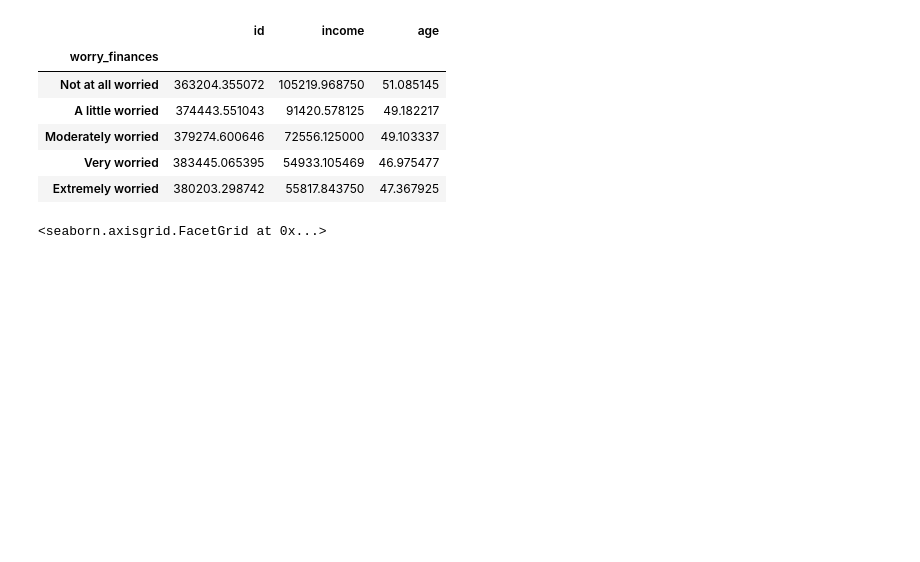
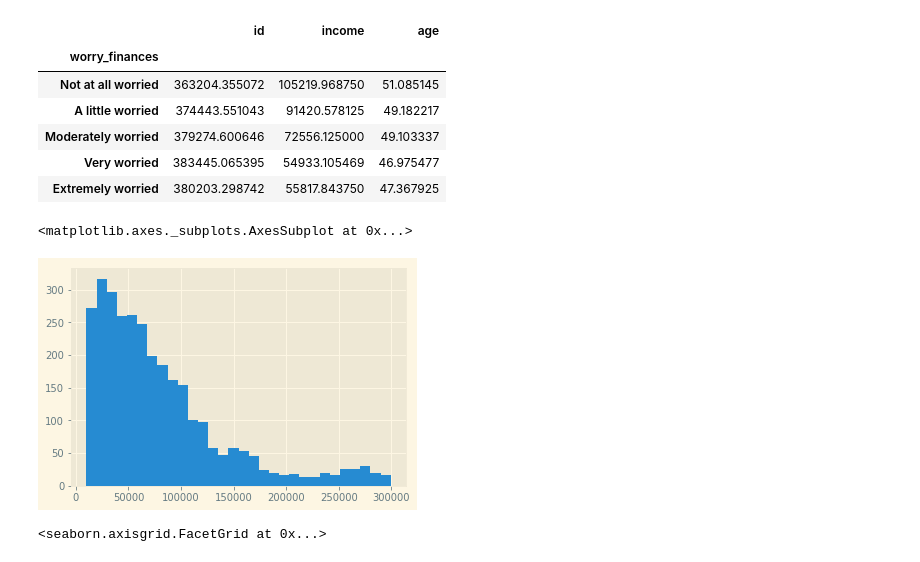
Before and after one commit to wangdianyh/trump-4703, a Jupyter notebook: Trump.ipynb, the cells around one changed output. Saved outputs shown, nothing was run; the diff lists cells and outputs as text; code cells hidden in the pictures; blank space fills up the shorter version.

```diff
--- a/Trump.ipynb
+++ b/Trump.ipynb
@@ -110,6 +112,11 @@ df_income_age.groupby('worry_finances').mean()
 | Moderately worried | 379274.600646 | 72556.125000 | 49.103337 |
 | Very worried | 383445.065395 | 54933.105469 | 46.975477 |
 | Extremely worried | 380203.298742 | 55817.843750 | 47.367925 |
+# %%
+df_income_age.income.hist(bins=30)
+# %% [output]
+<matplotlib.axes._subplots.AxesSubplot at 0x...>
+[figure, added]
 # %%
 df_income_age_vote = df_income_age.loc[df_income_age.vote_trump_x == 'Yes'].drop(columns=['id'])
 # %%
```
Also changed, not shown: parts of 2 cells of this notebook.
